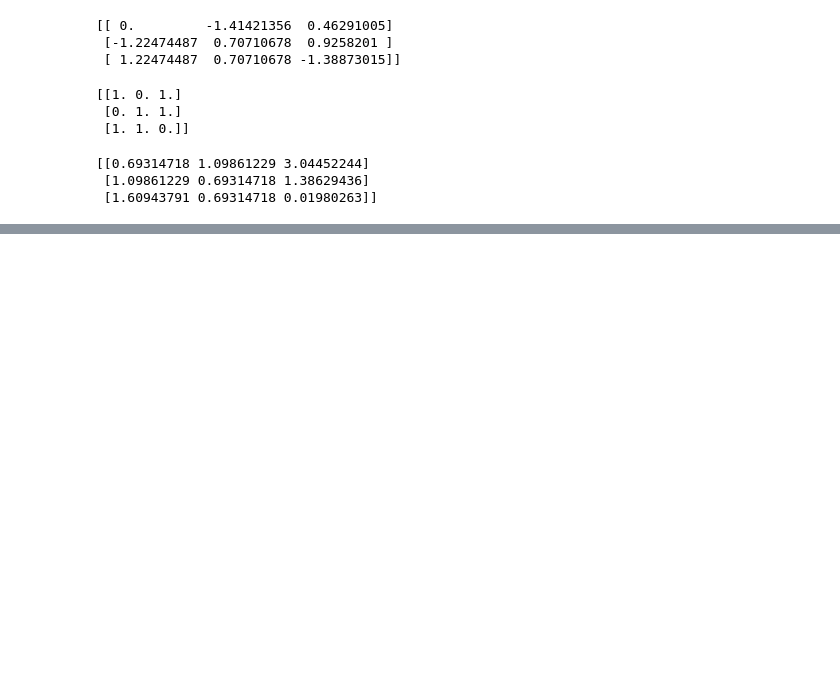
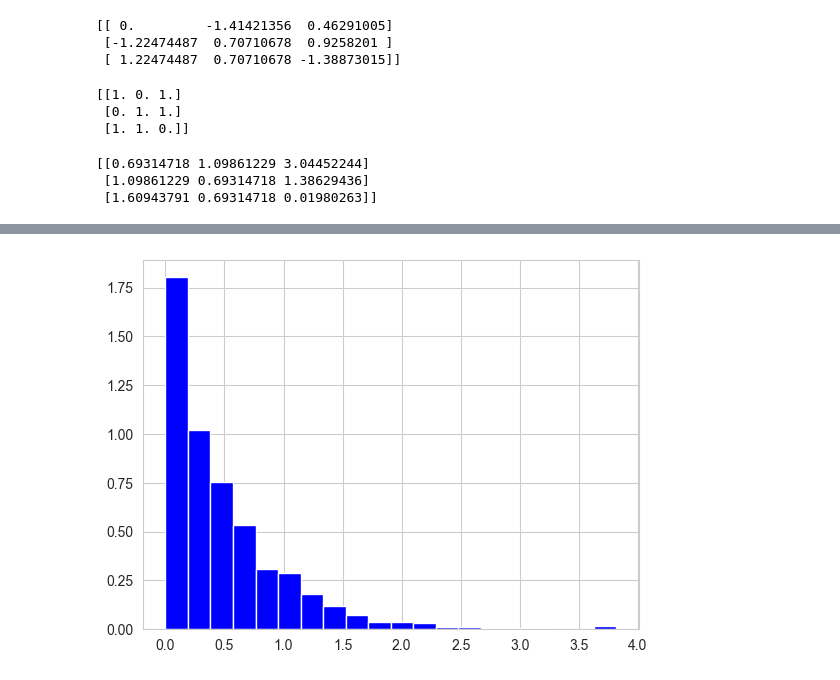
Before and after one commit to rajkonkret/PythonProjectAnaliza-20-10-2025, a Jupyter notebook: cwiczenie12.ipynb, the cells around one changed output, grey strips where cells are left out. Drawn from its saved outputs; the diff is of its cells as text; code cells hidden in the pictures; blank space fills up the shorter version.

```diff
--- a/cwiczenie12.ipynb
+++ b/cwiczenie12.ipynb
@@ -74,0 +89,5 @@ print(np.log(X+1))
+# %%
+plt.hist(x3, density=True, bins=20, color="blue")
+plt.show()
+# %% [output]
+[figure, added]
```
Also changed, not shown: parts of 16 cells of this notebook.
